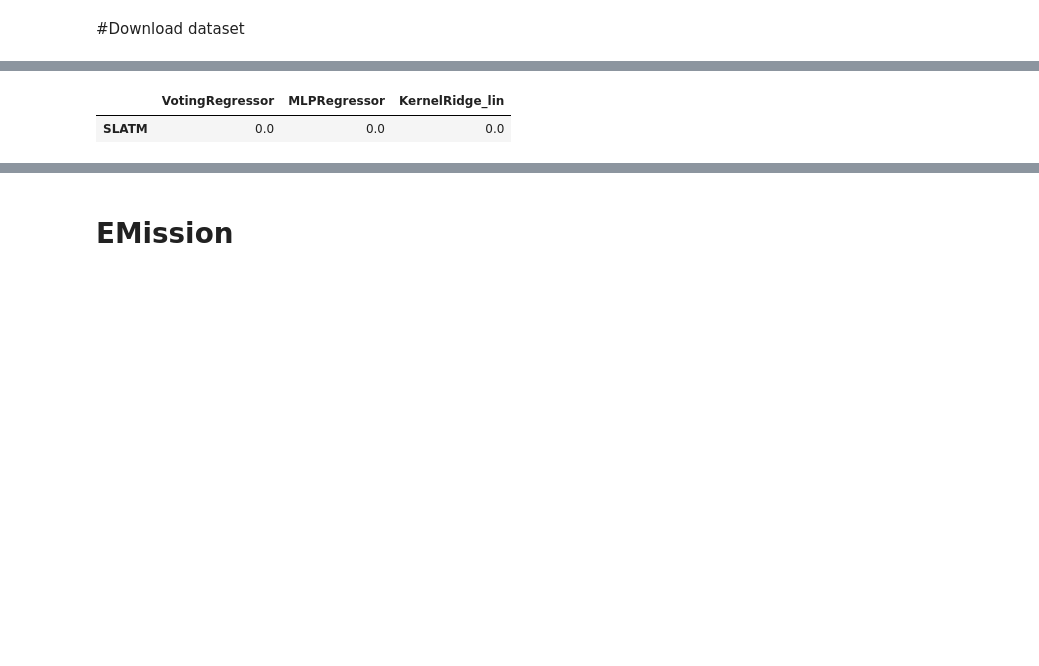
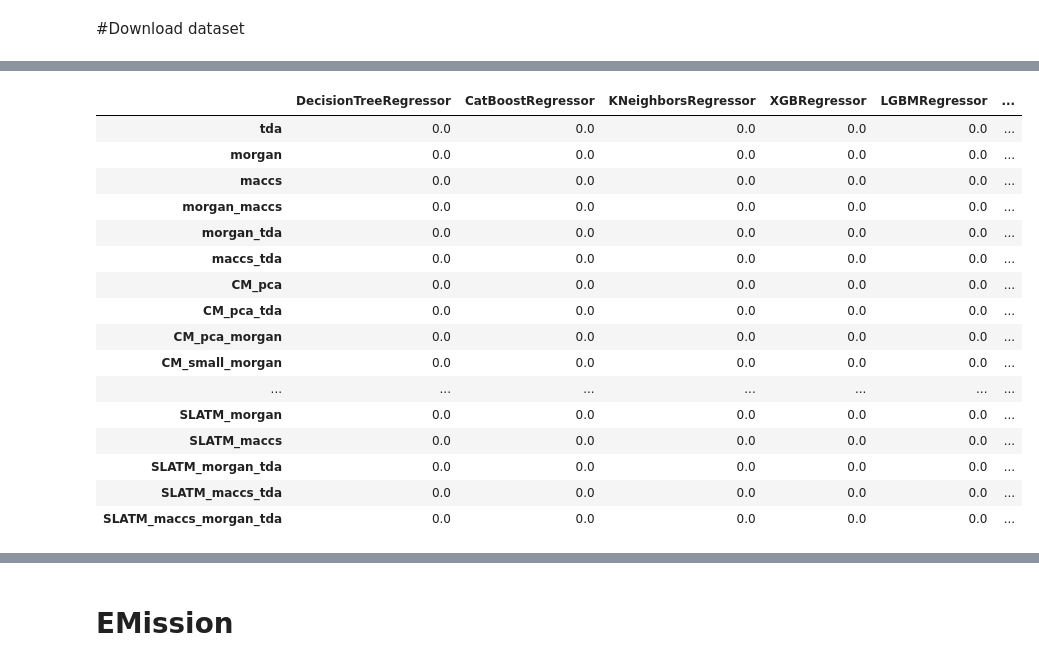
Before and after one commit to Yagr49/Photocatalyst_NN, a Jupyter notebook: notebooks/Validate_model_for_descriptors_correlation.ipynb, the cells around one changed output, grey strips where cells are left out. Drawn from its saved outputs; the diff is of its cells as text; code cells hidden in the pictures; blank space fills up the shorter version.

```diff
--- a/notebooks/Validate_model_for_descriptors_correlation.ipynb
+++ b/notebooks/Validate_model_for_descriptors_correlation.ipynb
@@ -149,3 +151,12 @@ dict_df = {'SLATM':[]}
+# %%
+dict_df = {'tda':[],'morgan':[],'maccs':[],
+           'morgan_maccs':[],'morgan_tda':[],'maccs_tda':[],
+           'CM_pca':[],'CM_pca_tda':[],'CM_pca_morgan':[],
+           'CM_small_morgan':[],'CM_small_maccs':[],'CM_small_morgan_tda':[],
+           'CM_small_maccs_tda':[], 'CM_small_morgan_maccs_tda':[],
+           'BOB_pca':[],'BOB_pca_tda':[],'BOB_pca_maccs':[],
+           'SLATM':[], 'SLATM_tda':[],'SLATM_morgan':[],'SLATM_maccs':[],
+           'SLATM_morgan_tda':[],'SLATM_maccs_tda':[],'SLATM_maccs_morgan_tda':[]}
 # %%
 #{,'BOB_pca':[],'BOB_pca_tda':[],'BOB_pca_maccs':[],'SLATM_tda':[],'SLATM_morgan':[],'SLATM_maccs':[],'SLATM_morgan_tda':[],'SLATM_maccs_tda':[],'SLATM_maccs_morgan_tda':[]}
 # %%
@@ -153,12 +164,27 @@ model_name_2 = ['VotingRegressor',
  'MLPRegressor',
  'KernelRidge_lin']
 # %%
-zero = np.zeros((len(dict_df.keys()),len(model_name_2)))
-result_df = pd.DataFrame(zero, columns = model_name_2, index = dict_df.keys())
+zero = np.zeros((len(dict_df.keys()),len(model_name)))
+result_df = pd.DataFrame(zero, columns = model_name, index = dict_df.keys())
 result_df
 # %% [output]
-|  | VotingRegressor | MLPRegressor | KernelRidge_lin |
-| SLATM | 0.0 | 0.0 | 0.0 |
+|  | DecisionTreeRegressor | CatBoostRegressor | KNeighborsRegressor | XGBRegressor | LGBMRegressor | ... |
+| tda | 0.0 | 0.0 | 0.0 | 0.0 | 0.0 | ... |
+| morgan | 0.0 | 0.0 | 0.0 | 0.0 | 0.0 | ... |
+| maccs | 0.0 | 0.0 | 0.0 | 0.0 | 0.0 | ... |
+| morgan_maccs | 0.0 | 0.0 | 0.0 | 0.0 | 0.0 | ... |
+| morgan_tda | 0.0 | 0.0 | 0.0 | 0.0 | 0.0 | ... |
+| maccs_tda | 0.0 | 0.0 | 0.0 | 0.0 | 0.0 | ... |
+| CM_pca | 0.0 | 0.0 | 0.0 | 0.0 | 0.0 | ... |
+| CM_pca_tda | 0.0 | 0.0 | 0.0 | 0.0 | 0.0 | ... |
+| CM_pca_morgan | 0.0 | 0.0 | 0.0 | 0.0 | 0.0 | ... |
+| CM_small_morgan | 0.0 | 0.0 | 0.0 | 0.0 | 0.0 | ... |
+| ... | ... | ... | ... | ... | ... | ... |
+| SLATM_morgan | 0.0 | 0.0 | 0.0 | 0.0 | 0.0 | ... |
+| SLATM_maccs | 0.0 | 0.0 | 0.0 | 0.0 | 0.0 | ... |
+| SLATM_morgan_tda | 0.0 | 0.0 | 0.0 | 0.0 | 0.0 | ... |
+| SLATM_maccs_tda | 0.0 | 0.0 | 0.0 | 0.0 | 0.0 | ... |
+| SLATM_maccs_morgan_tda | 0.0 | 0.0 | 0.0 | 0.0 | 0.0 | ... |
 # %%
 from sklearn.preprocessing import StandardScaler
 models = [voting_hard, MLP, krr_lin]
```
Also changed, not shown: parts of 23 cells of this notebook.
